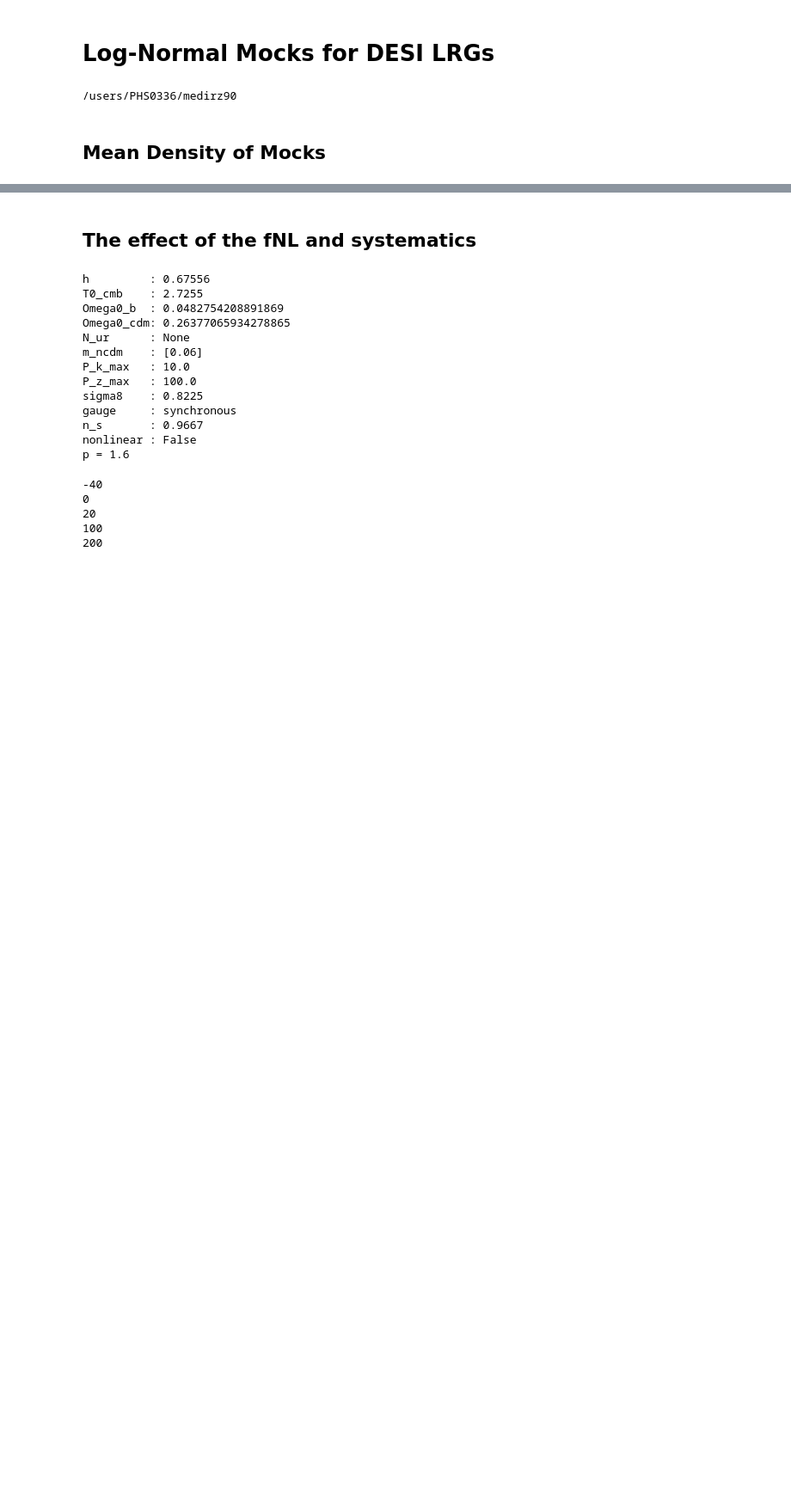
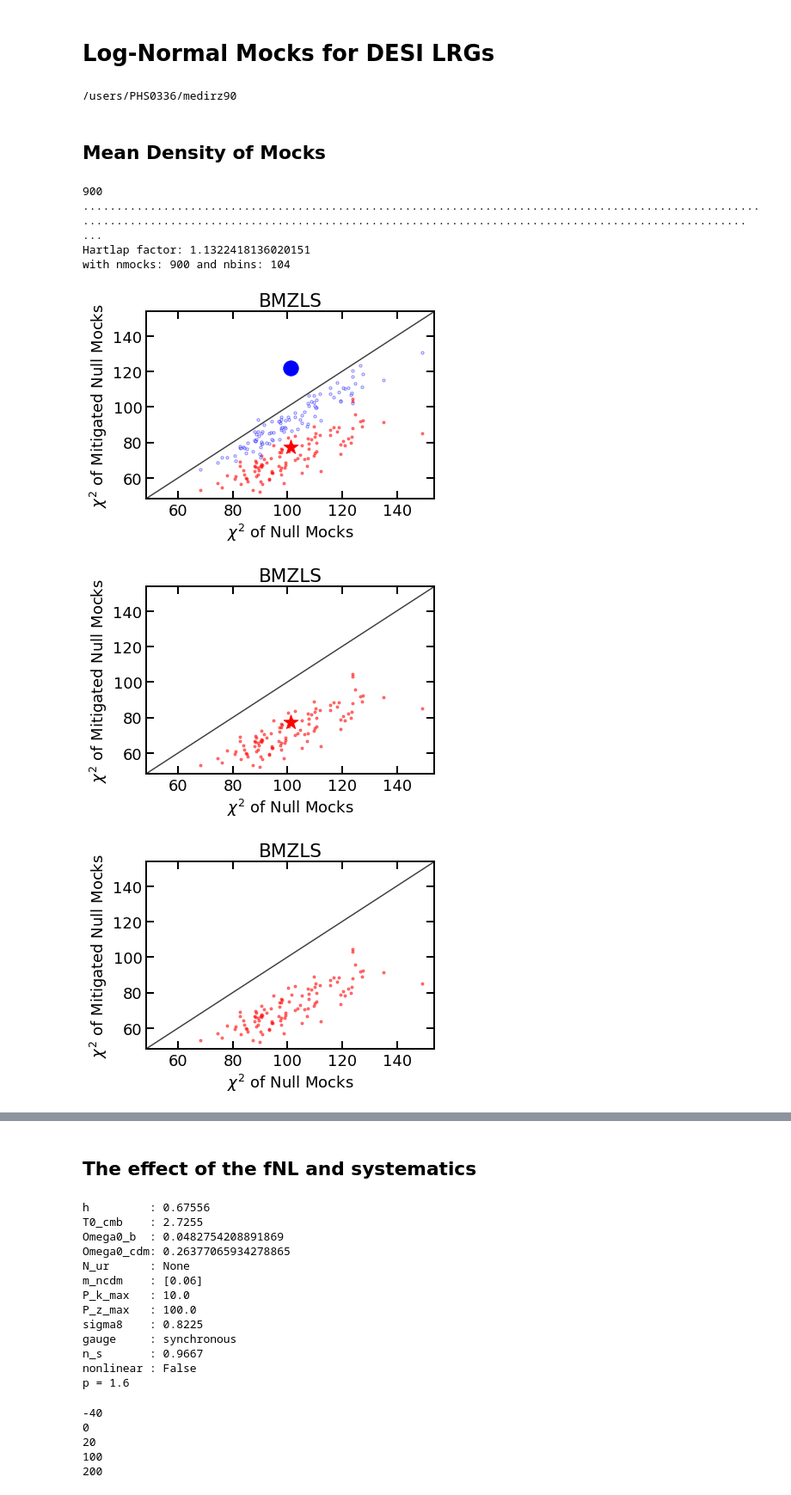
Before and after one commit to mehdirezaie/LSSutils, a Jupyter notebook: notebooks/desi/LognormalFlask.ipynb, the cells around one changed output, grey strips where cells are left out. Shown at 86% size. Cells and saved outputs as stored; diff of their text form; code cells hidden in the pictures; blank space fills up the shorter version.

```diff
--- a/notebooks/desi/LognormalFlask.ipynb
+++ b/notebooks/desi/LognormalFlask.ipynb
@@ -24,0 +141,10 @@ setup_color()
+# %%
+make_nbarchi2('bmzls')
+# %% [output]
+900
+........................................................................................................................................................................................................ ...
+Hartlap factor: 1.1322418136020151
+with nmocks: 900 and nbins: 104
+[figure, added]
+[figure, added]
+[figure, added]
```
Also changed, not shown: parts of 15 cells of this notebook, 8 other files.
